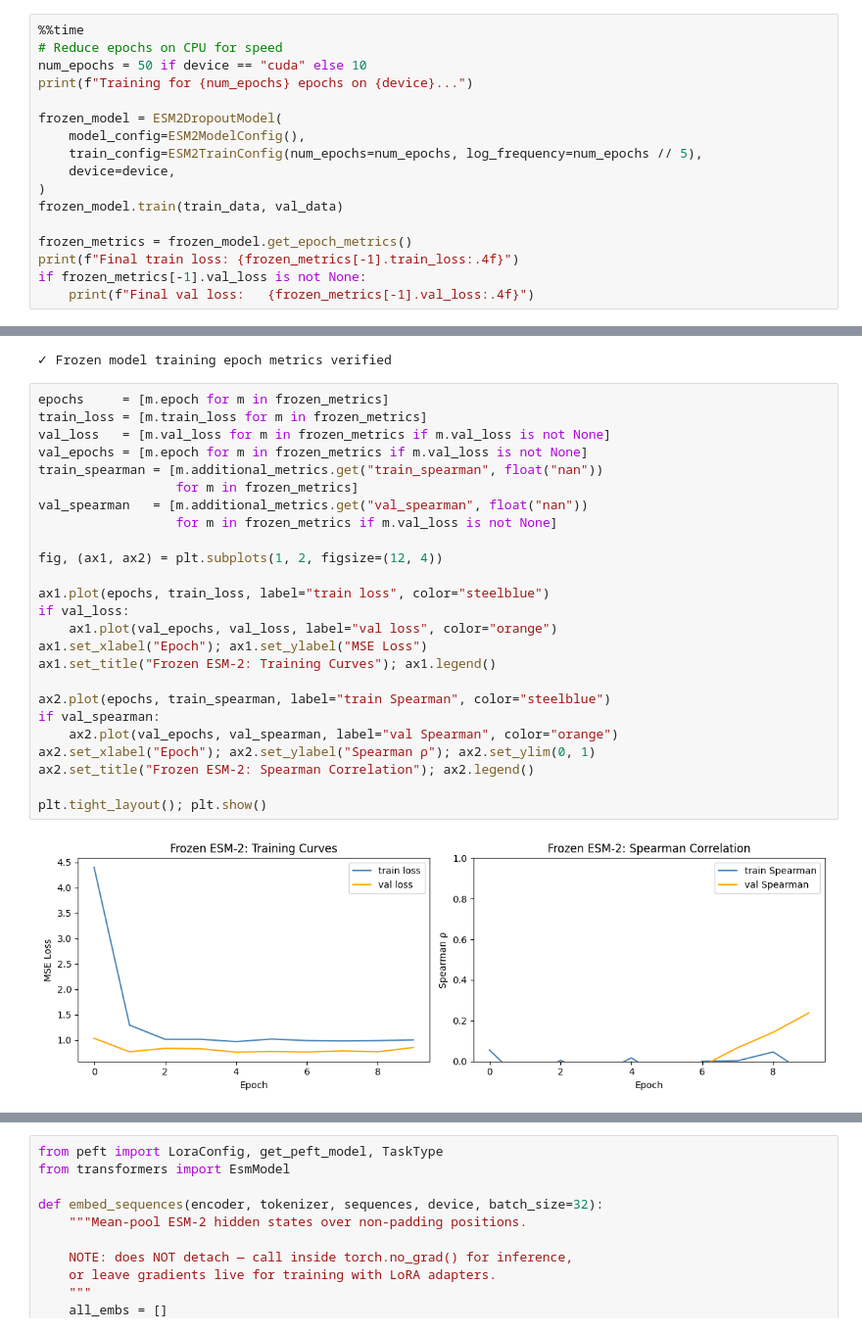
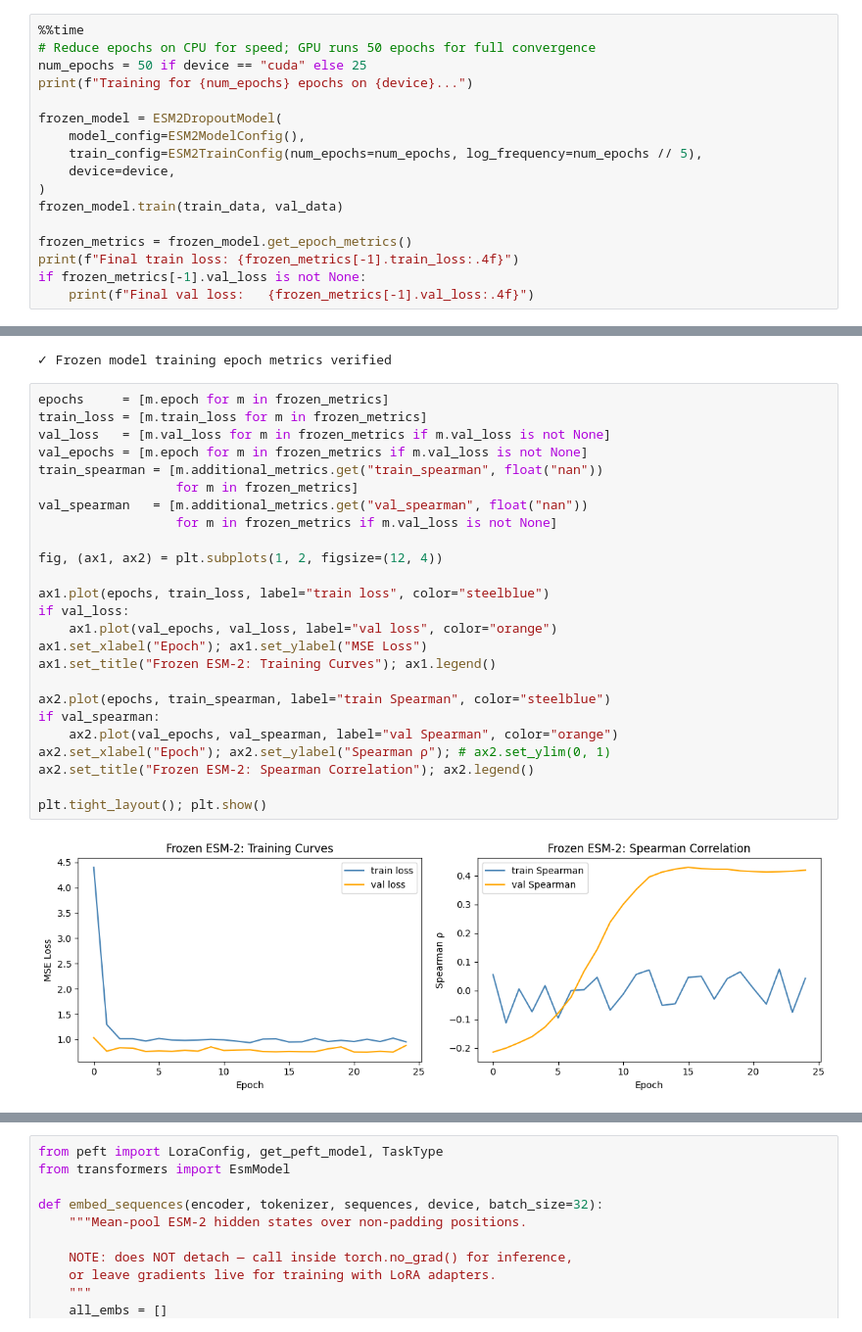
Before and after one commit to instadeepai/alf, a Jupyter notebook: tutorials/models/esm2_tutorial.ipynb, the cells around one changed output, grey strips where cells are left out. Shown at 98% size. Cells and saved outputs as stored; diff of their text form.

```diff
--- a/tutorials/models/esm2_tutorial.ipynb
+++ b/tutorials/models/esm2_tutorial.ipynb
@@ -251,7 +262,7 @@ LoRA (Low-Rank Adaptation) injects small trainable matrices into the query and v
 # %%
 %%time
-# Reduce epochs on CPU for speed
-num_epochs = 50 if device == "cuda" else 10
+# Reduce epochs on CPU for speed; GPU runs 50 epochs for full convergence
+num_epochs = 50 if device == "cuda" else 25
 print(f"Training for {num_epochs} epochs on {device}...")
 
 frozen_model = ESM2DropoutModel(
@@ -296,30 +307,30 @@ print("✓ Frozen model training epoch metrics verified")
 # %%
 epochs     = [m.epoch for m in frozen_metrics]
 train_loss = [m.train_loss for m in frozen_metrics]
 val_loss   = [m.val_loss for m in frozen_metrics if m.val_loss is not None]
 val_epochs = [m.epoch for m in frozen_metrics if m.val_loss is not None]
 train_spearman = [m.additional_metrics.get("train_spearman", float("nan"))
                   for m in frozen_metrics]
 val_spearman   = [m.additional_metrics.get("val_spearman", float("nan"))
                   for m in frozen_metrics if m.val_loss is not None]
 
 fig, (ax1, ax2) = plt.subplots(1, 2, figsize=(12, 4))
 
 ax1.plot(epochs, train_loss, label="train loss", color="steelblue")
 if val_loss:
     ax1.plot(val_epochs, val_loss, label="val loss", color="orange")
 ax1.set_xlabel("Epoch"); ax1.set_ylabel("MSE Loss")
 ax1.set_title("Frozen ESM-2: Training Curves"); ax1.legend()
 
 ax2.plot(epochs, train_spearman, label="train Spearman", color="steelblue")
 if val_spearman:
     ax2.plot(val_epochs, val_spearman, label="val Spearman", color="orange")
-ax2.set_xlabel("Epoch"); ax2.set_ylabel("Spearman ρ"); ax2.set_ylim(0, 1)
+ax2.set_xlabel("Epoch"); ax2.set_ylabel("Spearman ρ"); # ax2.set_ylim(0, 1)
 ax2.set_title("Frozen ESM-2: Spearman Correlation"); ax2.legend()
 
 plt.tight_layout(); plt.show()
 # %% [output]
-[figure, old version]
+[figure, new version]
 # %%
 frozen_preds = frozen_model.predict(list(test_data.candidates), with_uncertainty=False)
 frozen_spearman = scipy.stats.spearmanr(
```
Also changed, not shown: parts of 35 cells of this notebook.
